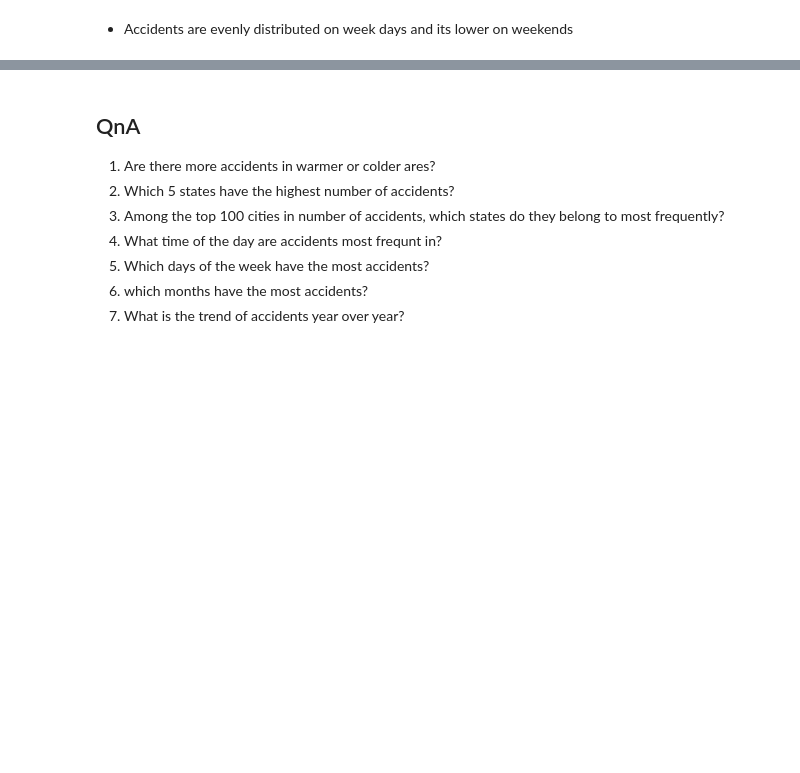
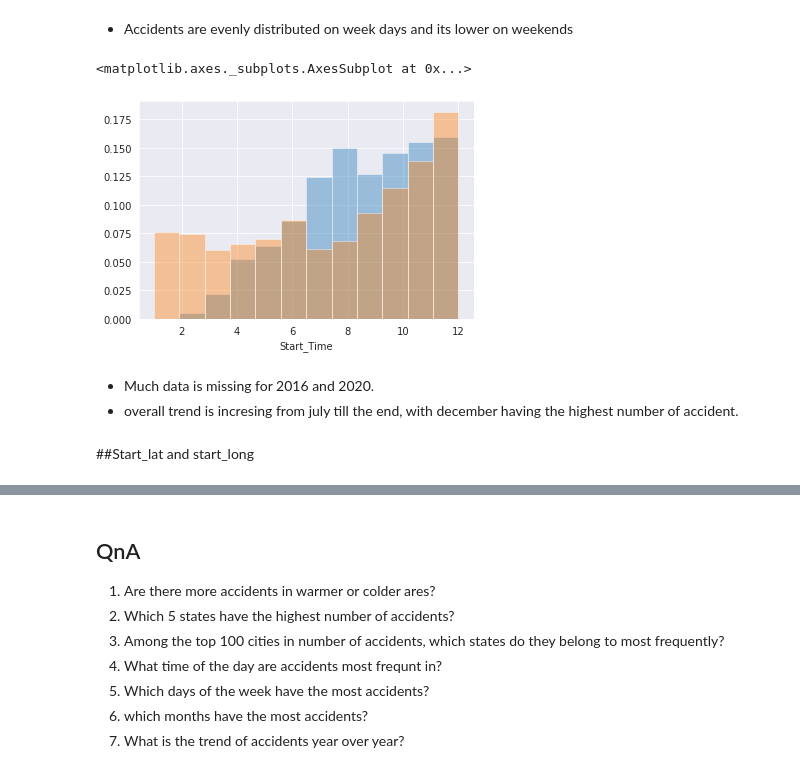
Before and after one commit to iamjainam/Exploratory-Data-Analysis-Project, a Jupyter notebook: USA_Accidents_Analysis.ipynb, the cells around one changed output, grey strips where cells are left out. Saved outputs shown, nothing was run; the diff lists cells and outputs as text; code cells hidden in the pictures; blank space fills up the shorter version.

```diff
--- a/USA_Accidents_Analysis.ipynb
+++ b/USA_Accidents_Analysis.ipynb
@@ -224,3 +224,15 @@ sns.distplot(df.Start_Time.dt.dayofweek, bins=7, kde=False, norm_hist=True)
 [figure]
 # %% [markdown]
 - Accidents are evenly distributed on week days and its lower on weekends
+# %%
+df_2016 = df[df.Start_Time.dt.year == 2016]
+sns.distplot(df_2016.Start_Time.dt.month, bins=12, kde=False, norm_hist=True)
+sns.distplot(df.Start_Time.dt.month, bins=12, kde=False, norm_hist=True)
+# %% [output]
+<matplotlib.axes._subplots.AxesSubplot at 0x...>
+[figure, added]
+# %% [markdown]
+- Much data is missing for 2016 and 2020.
+- overall trend is incresing from july till the end, with december having the highest number of accident.
+# %% [markdown]
+##Start_lat and start_long
```
Also changed, not shown: parts of 5 cells of this notebook.
